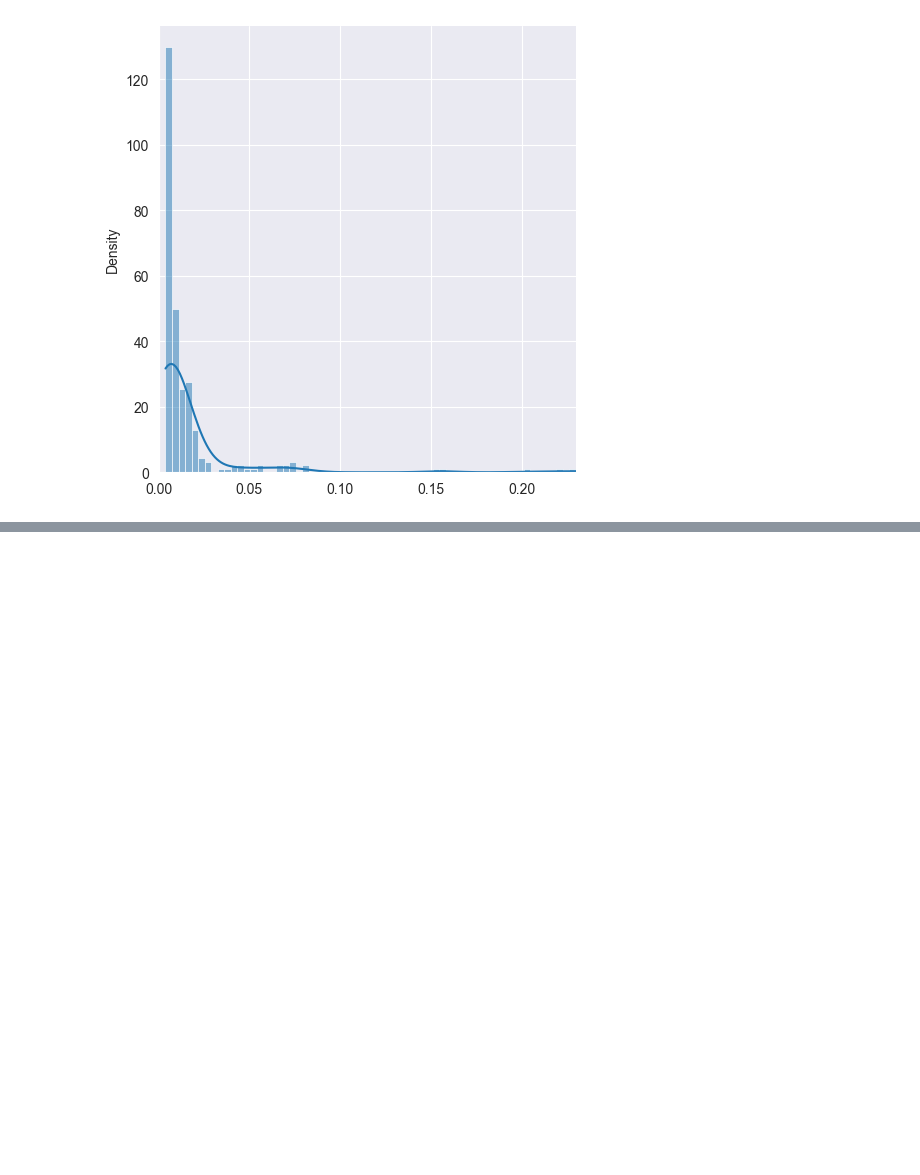
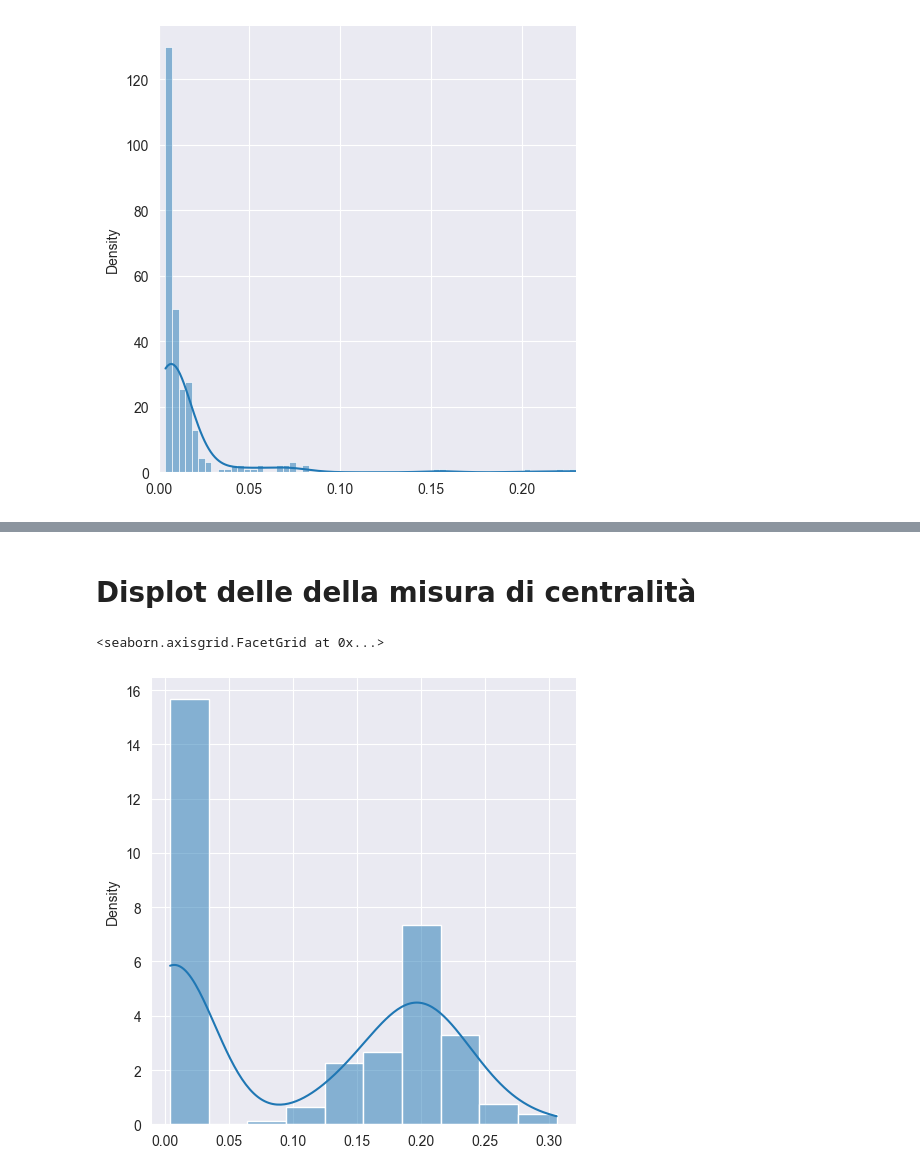
Before and after one commit to ChiaraAmalia/networkxProject, a Jupyter notebook: networkSimo.ipynb, the cells around one changed output, grey strips where cells are left out. Cells and saved outputs as stored; diff of their text form; code cells hidden in the pictures; blank space fills up the shorter version.

```diff
--- a/networkSimo.ipynb
+++ b/networkSimo.ipynb
@@ -55,0 +82,3 @@ plt.xlim(0, 0.23)
+# %%
+c = nx.closeness_centrality(graph)
+print(type(c))
@@ -55,0 +109,9 @@ plt.xlim(0, 0.23)
+# %% [markdown]
+# Displot delle della misura di centralità
+# %%
+sns.set_style("darkgrid")
+sns.displot(list(c.values()),stat='density',kde=True)
+#plt.xlim(0, 0.23)
+# %% [output]
+<seaborn.axisgrid.FacetGrid at 0x...>
+[figure, added]
```
Also changed, not shown: parts of 19 cells of this notebook.
